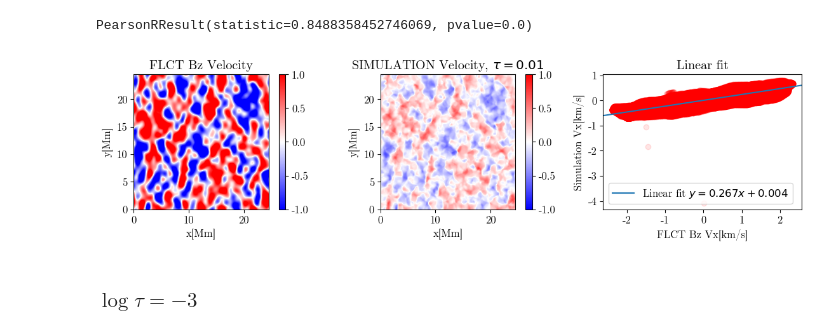
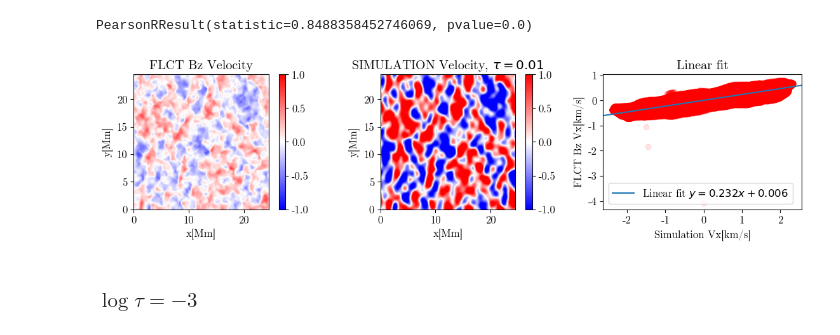
Before and after one commit to TheodoreKostic/Tracking_features, a Jupyter notebook: FirstPaper/Temp_and_Bz_vs_SIM.ipynb, the cells around one changed output. Cells and saved outputs as stored; diff of their text form; code cells hidden in the pictures.

```diff
--- a/FirstPaper/Temp_and_Bz_vs_SIM.ipynb
+++ b/FirstPaper/Temp_and_Bz_vs_SIM.ipynb
@@ -170,36 +170,36 @@ PearsonRResult(statistic=0.8488358452746069, pvalue=0.0)
 # %%
 fig = plt.figure(figsize=[12, 3.2])
 #plt.suptitle("Simulated velocities averaged to 15 min; 10 s vs 20, 30, 40, 50, 60 s cadence")# atmos[0] tau
 
 
 plt.subplot(131)                                      # atmos[1] temp
 plt.title("FLCT Bz Velocity")                                # atmos[2]
 plt.xlabel("x[Mm]")
 plt.ylabel("y[Mm]")
-plt.imshow(Vxm2_filtered600[:,:], origin='lower', cmap = "bwr", extent = (0, 24.536, 0, 24.536), vmin = -1, vmax = 1)
+plt.imshow(Vx_Bz2_mean[:,:], origin='lower', cmap = "bwr", extent = (0, 24.536, 0, 24.536), vmin = -1, vmax = 1)
 plt.colorbar()
 
 plt.subplot(132)                                      # atmos[1] temp
 plt.title("SIMULATION Velocity, $\\tau=0.01$")                                # atmos[2]
 plt.xlabel("x[Mm]")
 plt.ylabel("y[Mm]")
-plt.imshow(Vx_Bz2_mean[:,:], origin='lower', cmap = "bwr", extent = (0, 24.536, 0, 24.536), vmin = -1, vmax = 1)
+plt.imshow(Vxm2_filtered600[:,:], origin='lower', cmap = "bwr", extent = (0, 24.536, 0, 24.536), vmin = -1, vmax = 1)
 plt.colorbar()
 
 plt.subplot(133)
 plt.scatter(Vxm2_filtered600[:,:].flatten(), Vx_Bz2_mean[:,:].flatten(), alpha=0.10, color = 'red')
 plt.title("Linear fit")
-plt.xlabel("FLCT Bz Vx[km/s]")
-plt.ylabel("Simulation Vx[km/s]")
+plt.ylabel("FLCT Bz Vx[km/s]")
+plt.xlabel("Simulation Vx[km/s]")
 m2, b2, *_ = linregress(Vxm2_filtered600.flatten(), Vx_Bz2_mean.flatten())
-plt.axline(xy1=(0, b2), slope=m2, label=f'Linear fit $y = {m:.3f}x {b:+.3f}$')
+plt.axline(xy1=(0, b2), slope=m2, label=f'Linear fit $y = {m2:.3f}x {b2:+.3f}$')
 plt.legend()
 #plt.xlim([-5,5])
 #plt.ylim([-5,5])
 fig.tight_layout()
 plt.savefig("FLCT_Bz_vs_SIM_logtaum2.png", dpi = 100)
 # %% [output]
-[figure, old version]
+[figure, new version]
 # %% [markdown]
 <h3>$\log\tau=-3$</h3>
 # %%
```
Also changed, not shown: parts of 48 cells of this notebook.
